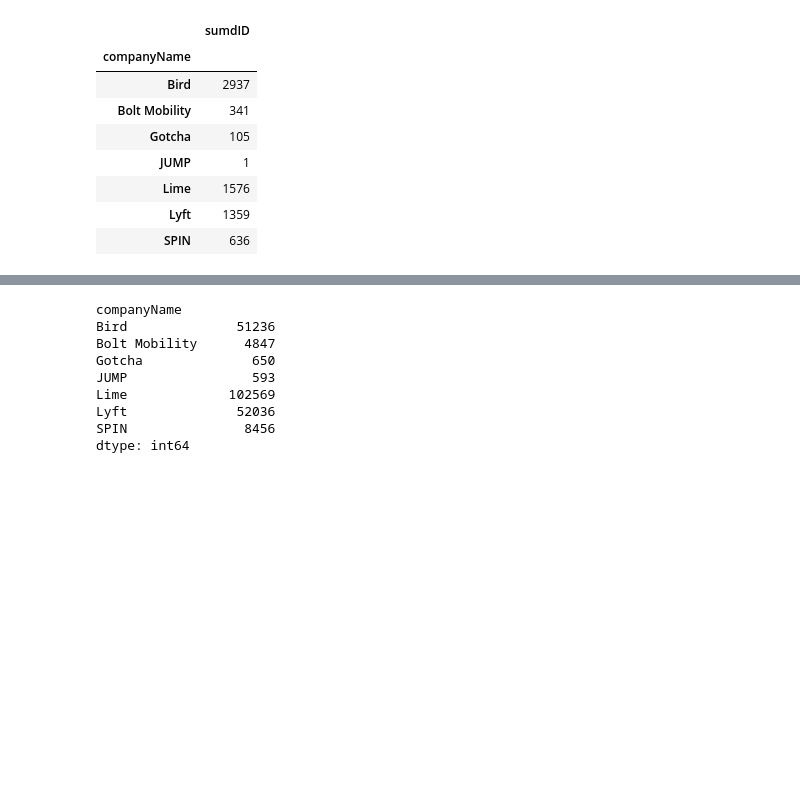
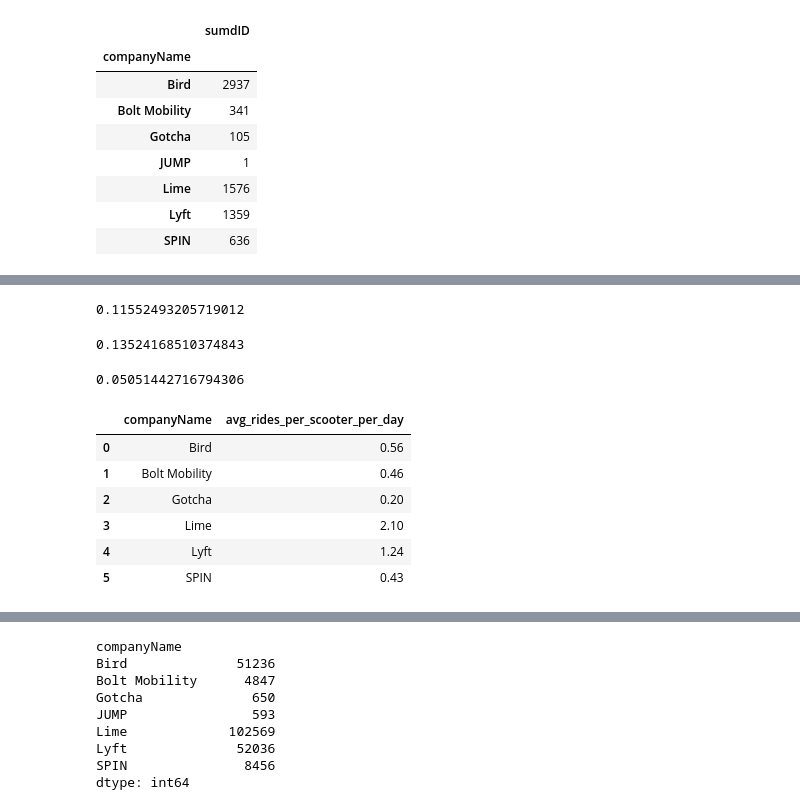
Before and after one commit to Rhunsilval/nashville_scooters_python, a Jupyter notebook: notebooks/6_efficiency_utilization_density.ipynb, the cells around one changed output, grey strips where cells are left out. Saved outputs shown, nothing was run; the diff lists cells and outputs as text; code cells hidden in the pictures; blank space fills up the shorter version.

```diff
--- a/notebooks/6_efficiency_utilization_density.ipynb
+++ b/notebooks/6_efficiency_utilization_density.ipynb
@@ -108,0 +150,27 @@ may_grouped2
+# %%
+zone1 = 15643/4368/31
+zone1
+# %% [output]
+0.11552493205719012
+# %%
+zone2 = 14854/3543/31
+zone2
+# %% [output]
+0.13524168510374843
+# %%
+zone3 = 653/417/31
+zone3
+# %% [output]
+0.05051442716794306
+# %%
+d = {'companyName': ['Bird','Bolt Mobility', 'Gotcha', 'Lime','Lyft', 'SPIN'], 'avg_rides_per_scooter_per_day': [.56, .46, .20,2.10,1.24,.43]}
+company_efficiency = pd.DataFrame(data=d)
+company_efficiency
+# %% [output]
+|  | companyName | avg_rides_per_scooter_per_day |
+| 0 | Bird | 0.56 |
+| 1 | Bolt Mobility | 0.46 |
+| 2 | Gotcha | 0.20 |
+| 3 | Lime | 2.10 |
+| 4 | Lyft | 1.24 |
+| 5 | SPIN | 0.43 |
```
Also changed, not shown: parts of 31 cells of this notebook, 7 other files.
